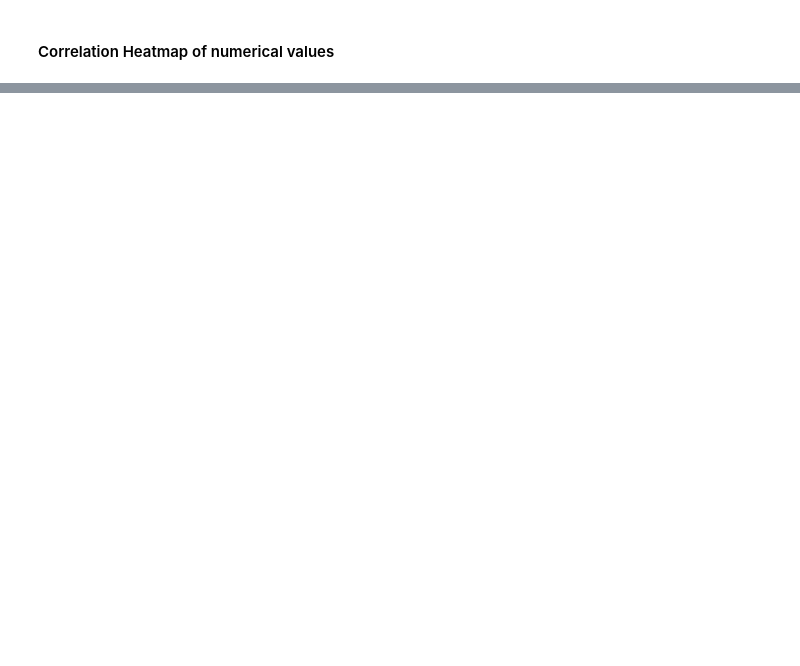
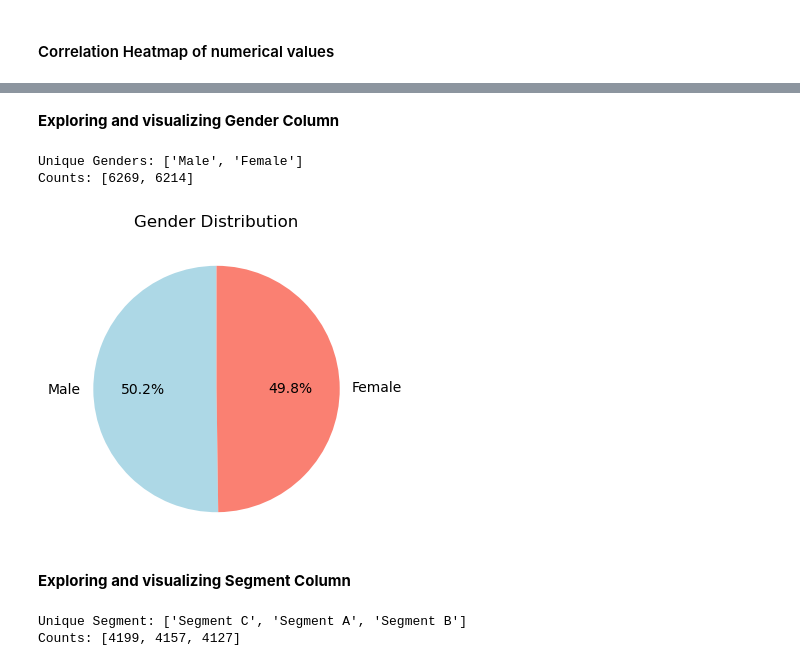
Before and after one commit to joachinhimself/Customer-Churn-Analysis, a Jupyter notebook: Notebook/Customer Churn.ipynb, the cells around one changed output, grey strips where cells are left out. Cells and saved outputs as stored; diff of their text form; code cells hidden in the pictures; blank space fills up the shorter version.

```diff
--- a/Notebook/Customer Churn.ipynb
+++ b/Notebook/Customer Churn.ipynb
@@ -140,0 +221,46 @@ plt.show()
+# %% [markdown]
+**Exploring and visualizing Gender Column**
+# %%
+# Get unique genders and their counts
+gender_counts = df['Gender'].value_counts()
+
+# Display the results
+unique_genders = gender_counts.index.tolist()
+count_genders = gender_counts.values.tolist()
+
+# Print unique genders and their counts
+print("Unique Genders:", unique_genders)
+print("Counts:", count_genders)
+# %% [output]
+Unique Genders: ['Male', 'Female']
+Counts: [6269, 6214]
+# %%
+# Count the occurrences of each gender
+gender_counts = df['Gender'].value_counts()
+
+
+# Plotting a pie chart
+
+plt.figure(figsize=(4, 4))
+gender_counts.plot(kind='pie', autopct='%1.1f%%', startangle=90, colors=['lightblue', 'salmon'])
+plt.title('Gender Distribution')
+plt.ylabel('')  # Hide the y-label
+plt.show()
+# %% [output]
+[figure, added]
+# %% [markdown]
+**Exploring and visualizing Segment Column**
+# %%
+# Get unique Segments and their counts
+Segment_counts = df['Segment'].value_counts()
+
+# Display the results
+unique_Segments = Segment_counts.index.tolist()
+count_Segments = Segment_counts.values.tolist()
+
+# Print unique Segment and their counts
+print("Unique Segment:", unique_Segments)
+print("Counts:", count_Segments)
+# %% [output]
+Unique Segment: ['Segment C', 'Segment A', 'Segment B']
+Counts: [4199, 4157, 4127]
```
Also changed, not shown: parts of 20 cells of this notebook.
